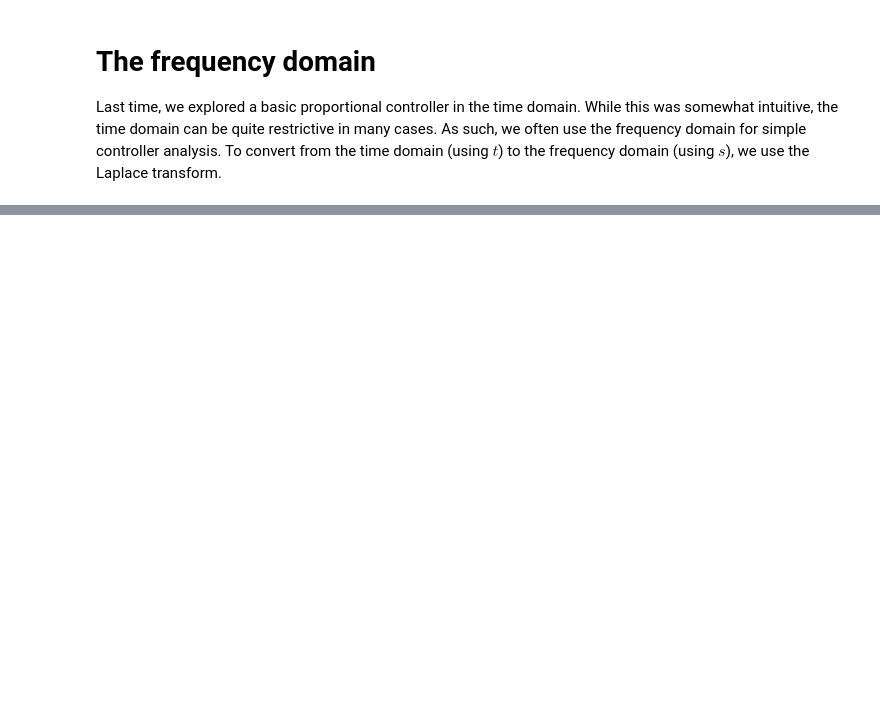
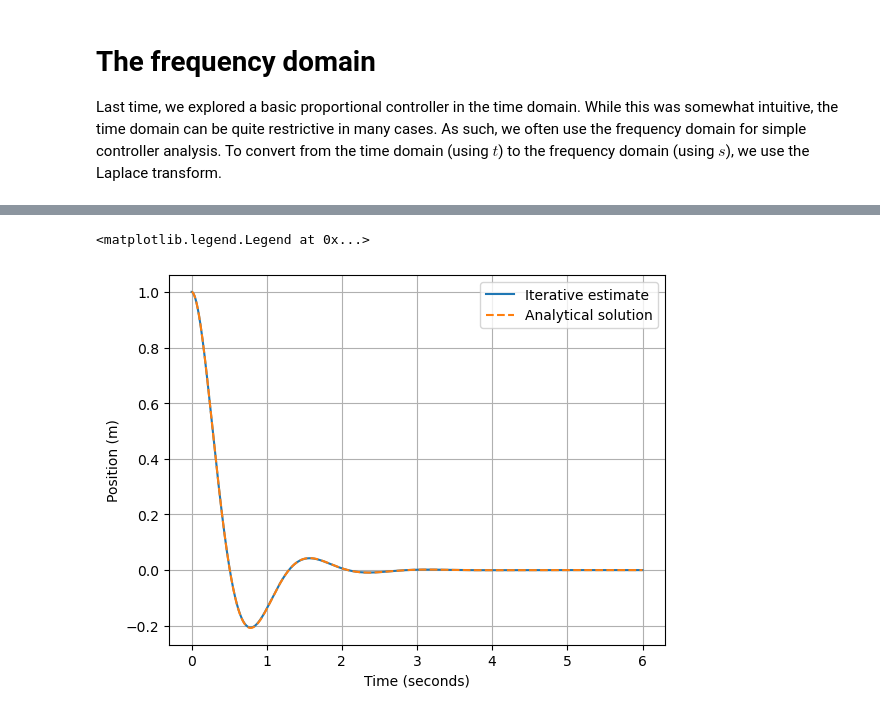
Before and after one commit to jlgoconnell/controlTutorials, a Jupyter notebook: 02 The frequency domain.ipynb, the cells around one changed output, grey strips where cells are left out. Saved outputs shown, nothing was run; the diff lists cells and outputs as text; code cells hidden in the pictures; blank space fills up the shorter version.

```diff
--- a/02 The frequency domain.ipynb
+++ b/02 The frequency domain.ipynb
@@ -44,0 +100,30 @@ Notice here that we have *converted from a differential equation into a polynomi
+# %%
+import numpy as np
+import matplotlib.pyplot as plt
+
+# Set up a time array
+dt = 0.001
+t = np.arange(0,6,dt)
+
+# Simulate dynamic system with approximations for derivatives
+yest = np.zeros(np.size(t)+1)
+yest[0] = 1 # Initial position
+ydest = np.zeros(np.size(t)+1)
+yddest = np.zeros(np.size(t)+1)
+yddest[0] = -20 # We know initial pos and vel and can sub these into ODE to obtain initial accel
+for i in range(np.size(t)-1):
+    yest[i+1] = yest[i] + ydest[i]*dt + 0.5*yddest[i]*dt*dt # Estimate each time step pos as a const accel quadratic
+    yddest[i+1] = -4*ydest[i] - 20*yest[i+1] # Estimate each accel based on ODE
+    ydest[i+1] = ydest[i] + yddest[i+1]*dt # Estimate each vel based on current and most recent accels
+
+# Now set up the analytical solution
+y = np.exp(-2*t)*np.cos(4*t) + 0.5*np.exp(-2*t)*np.sin(4*t)
+
+plt.plot(t,yest[:np.size(t)],t,y[:np.size(t)],'--')
+plt.ylabel('Position (m)')
+plt.xlabel('Time (seconds)')
+plt.grid()
+plt.legend(['Iterative estimate','Analytical solution'])
+# %% [output]
+<matplotlib.legend.Legend at 0x...>
+[figure, added]
```
Also changed, not shown: parts of 3 cells of this notebook.
